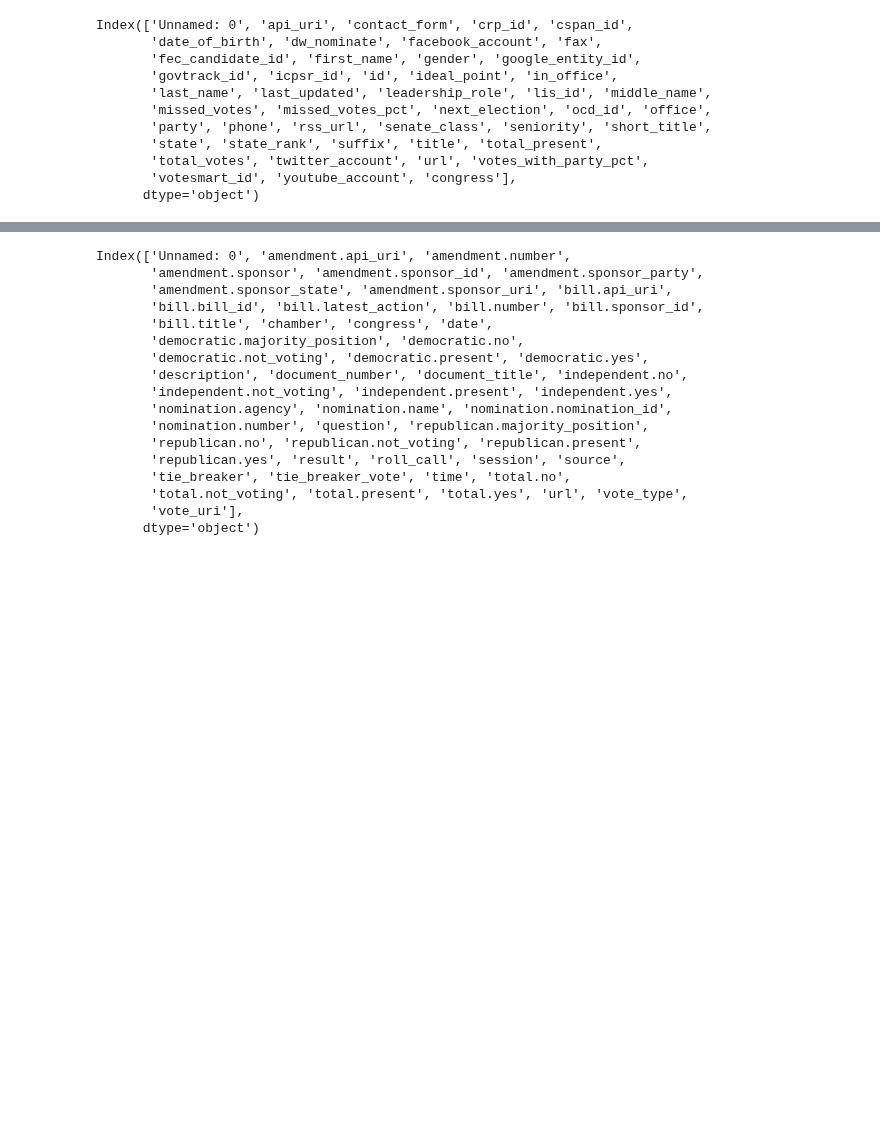
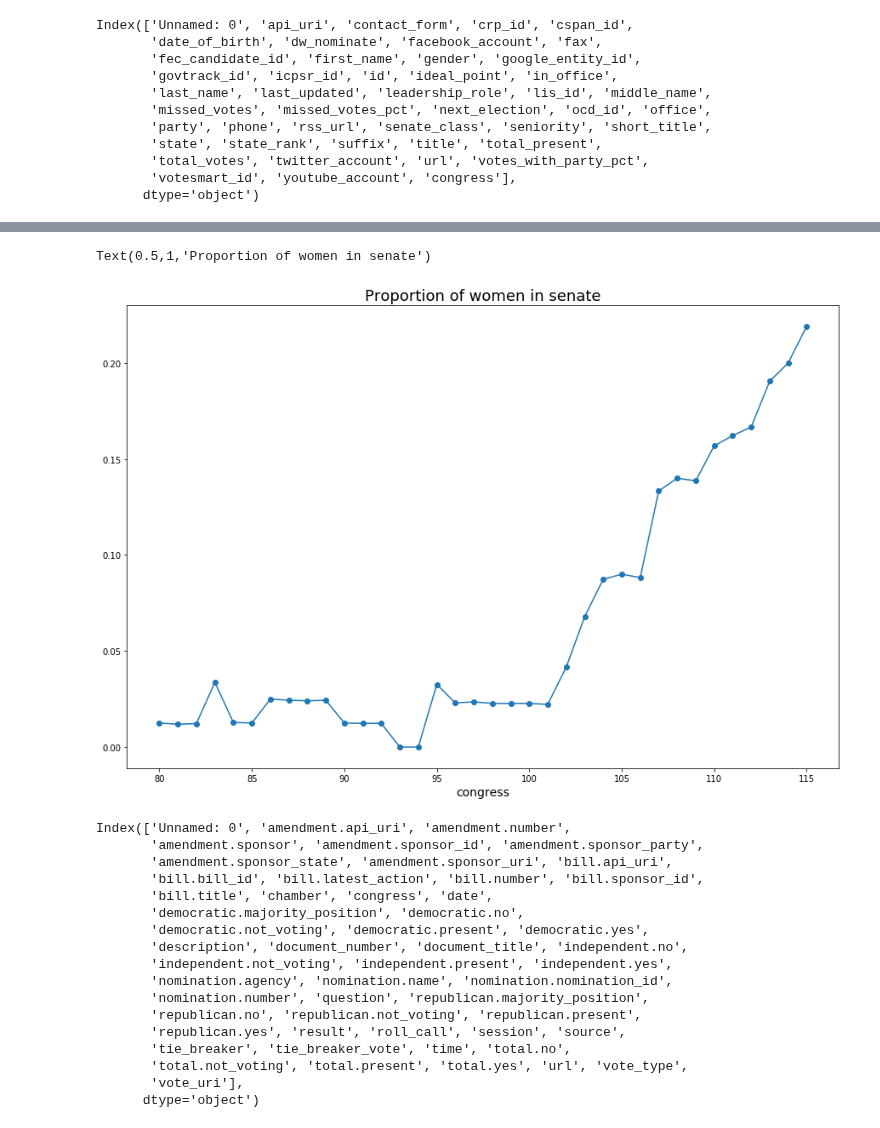
Before and after one commit to lkiel/US-Senators, a Jupyter notebook: Exploratory-Analysis.ipynb, the cells around one changed output, grey strips where cells are left out. Drawn from its saved outputs; the diff is of its cells as text; code cells hidden in the pictures; blank space fills up the shorter version.

```diff
--- a/Exploratory-Analysis.ipynb
+++ b/Exploratory-Analysis.ipynb
@@ -160,3 +161,13 @@ Index(['Unnamed: 0', 'api_uri', 'contact_form', 'crp_id', 'cspan_id',
+# %%
+gc = gender_count.unstack()
+gc.columns = gc.columns.droplevel()
+# Compute gender percentages
+gc = gc.div(gc.sum(axis=1),axis=0).fillna(0)
+gc['F'].plot(kind='line', figsize=(15,10), marker='o', linestyle='-')
+plt.title("Proportion of women in senate")
+# %% [output]
+Text(0.5,1,'Proportion of women in senate')
+[figure, added]
 # %%
 raw_votes.columns
 # %% [output]
```
Also changed, not shown: parts of 5 cells of this notebook.
